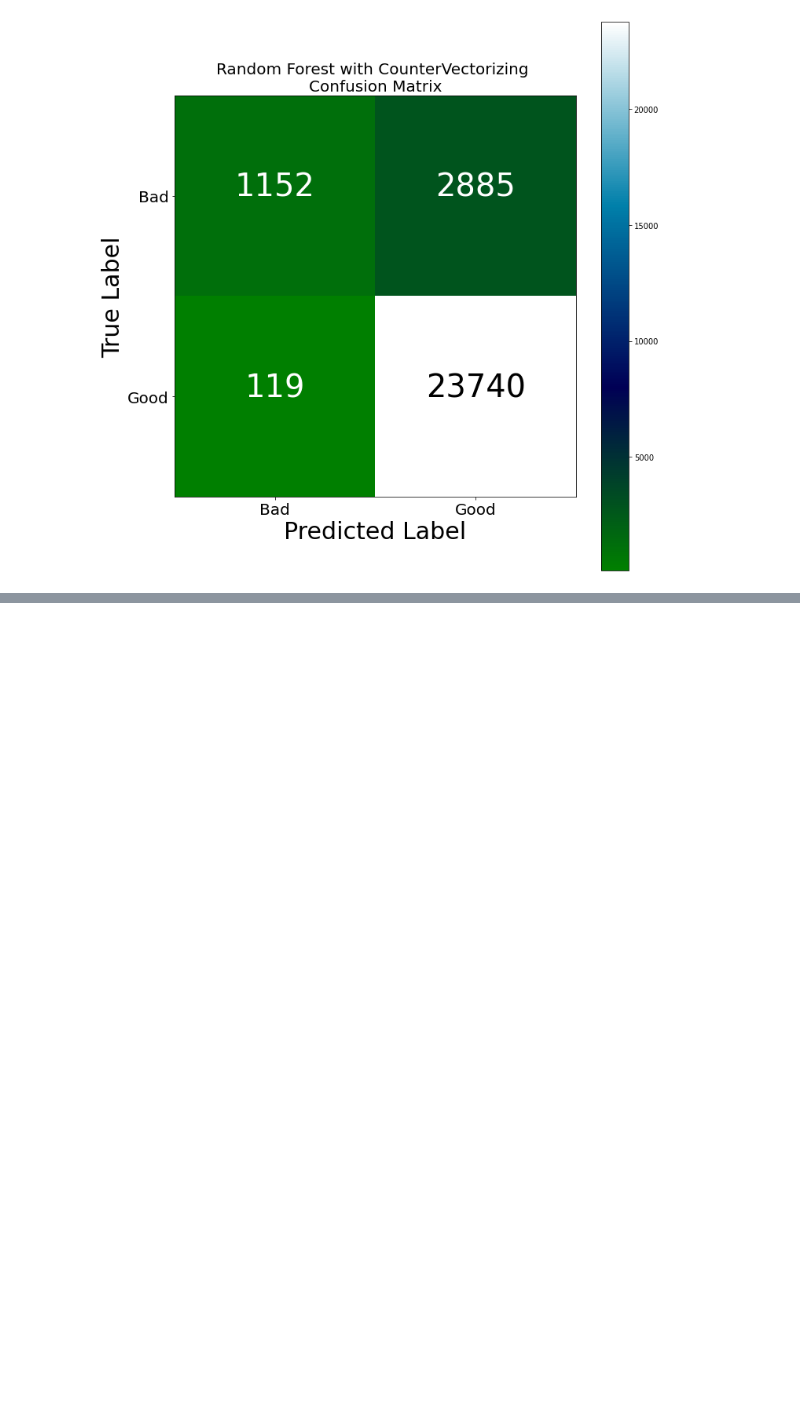
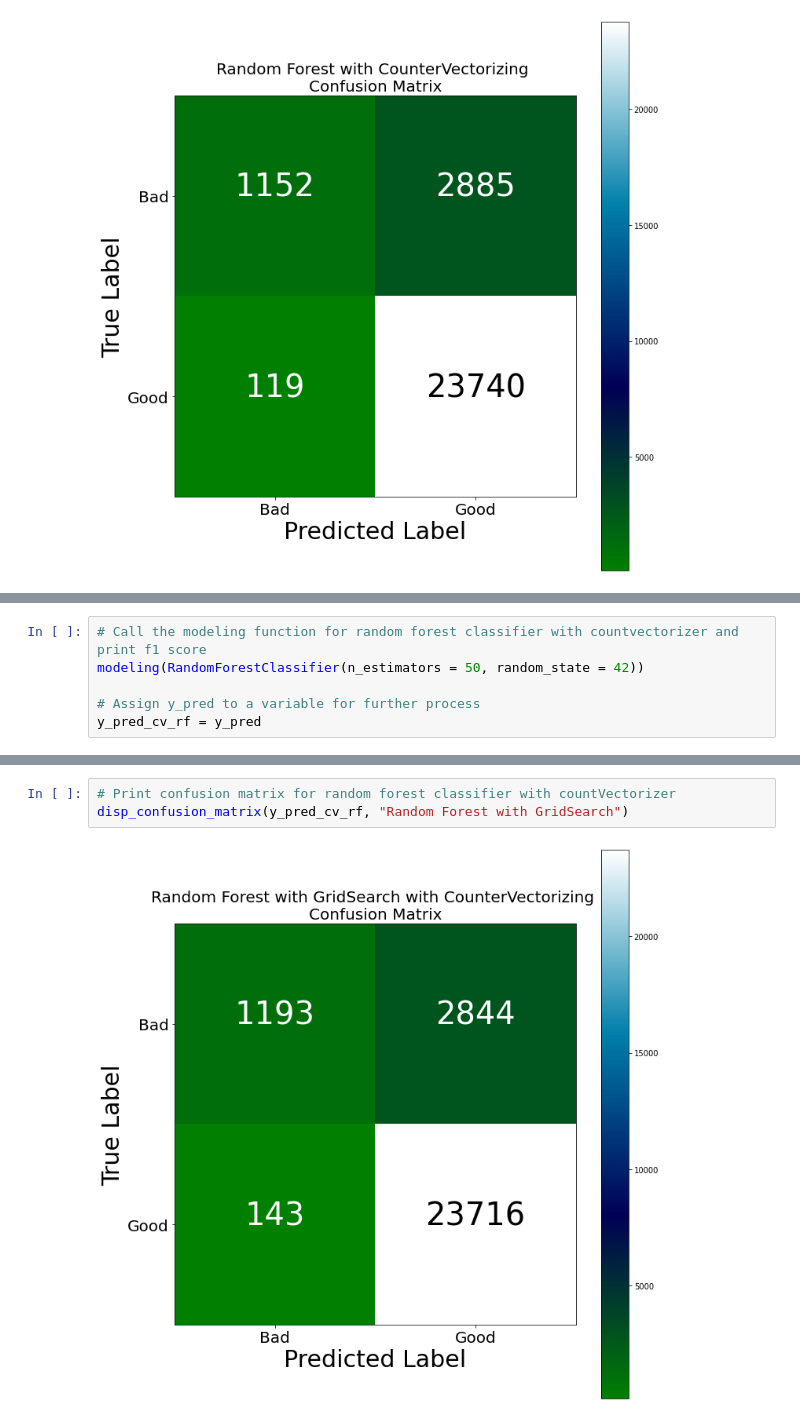
Before and after one commit to DimitrisFot/Amazon-Game-Reviews-Analysis, a Jupyter notebook: Sentiment Analysis.ipynb, the cells around one changed output, grey strips where cells are left out. Drawn from its saved outputs; the diff is of its cells as text; blank space fills up the shorter version.

```diff
--- a/Sentiment Analysis.ipynb
+++ b/Sentiment Analysis.ipynb
@@ -346,0 +372,6 @@ disp_confusion_matrix(y_pred_cv_rf, "Random Forest")
+# %%
+# Call the modeling function for random forest classifier with countvectorizer and print f1 score
+modeling(RandomForestClassifier(n_estimators = 50, random_state = 42))
+
+# Assign y_pred to a variable for further process
+y_pred_cv_rf = y_pred
@@ -346,0 +392,5 @@ disp_confusion_matrix(y_pred_cv_rf, "Random Forest")
+# %%
+# Print confusion matrix for random forest classifier with countVectorizer
+disp_confusion_matrix(y_pred_cv_rf, "Random Forest with GridSearch")
+# %% [output]
+[figure, added]
```
Also changed, not shown: parts of 58 cells of this notebook.
